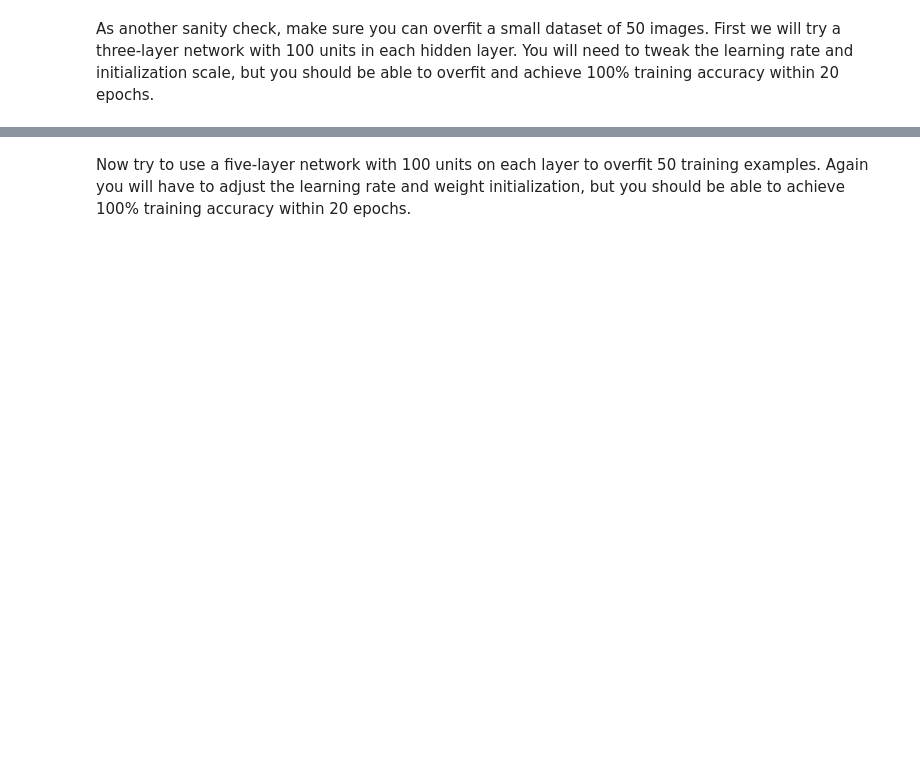
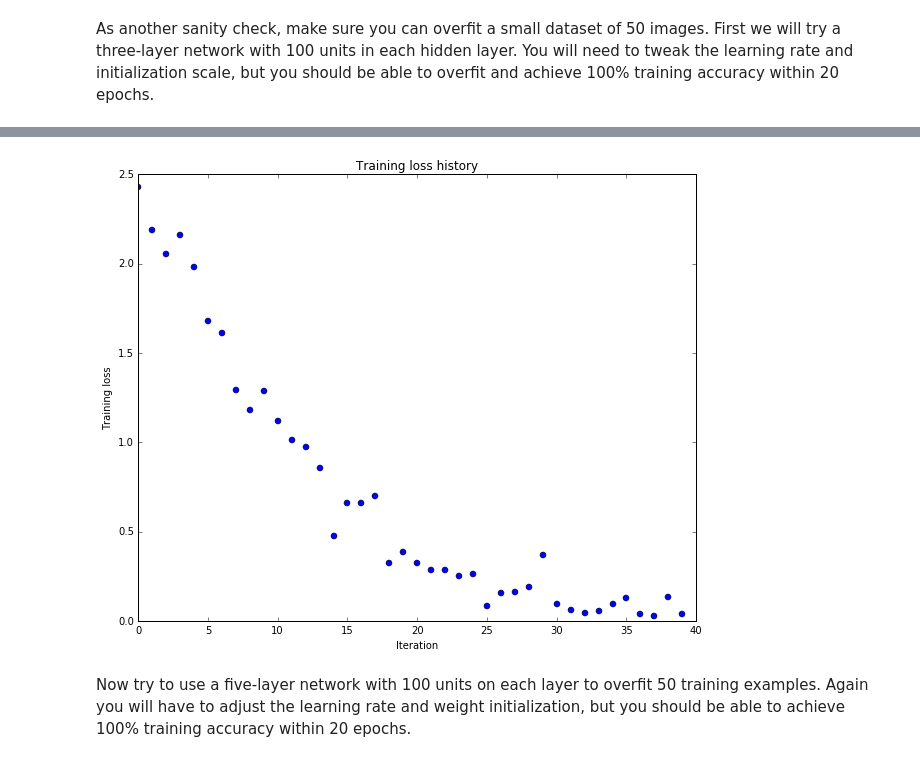
Before and after one commit to VladPrytula/ConvNeuralNets, a Jupyter notebook: assignment2/FullyConnectedNets.ipynb, the cells around one changed output, grey strips where cells are left out. Saved outputs shown, nothing was run; the diff lists cells and outputs as text; code cells hidden in the pictures; blank space fills up the shorter version.

```diff
--- a/assignment2/FullyConnectedNets.ipynb
+++ b/assignment2/FullyConnectedNets.ipynb
@@ -437,7 +510,7 @@ small_data = {
 }
 
 weight_scale = 1e-2
-learning_rate = 1e-4
+learning_rate = 1e-2
 model = FullyConnectedNet([100, 100],
               weight_scale=weight_scale, dtype=np.float64)
 solver = Solver(model, small_data,
@@ -454,3 +527,4 @@ plt.title('Training loss history')
 plt.xlabel('Iteration')
 plt.ylabel('Training loss')
 plt.show()
+# %% [output]
@@ -457,3 +548,4 @@ plt.show()
+[figure, added]
 # %% [markdown]
 Now try to use a five-layer network with 100 units on each layer to overfit 50 training examples. Again you will have to adjust the learning rate and weight initialization, but you should be able to achieve 100% training accuracy within 20 epochs.
 # %%
```
Also changed, not shown: parts of 13 cells of this notebook, 1 other file.
